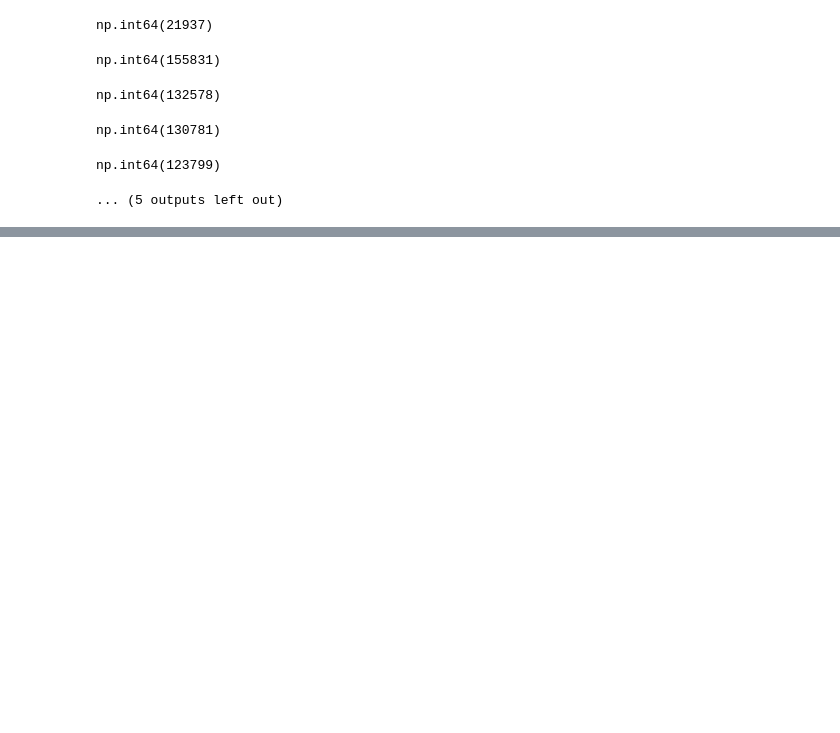
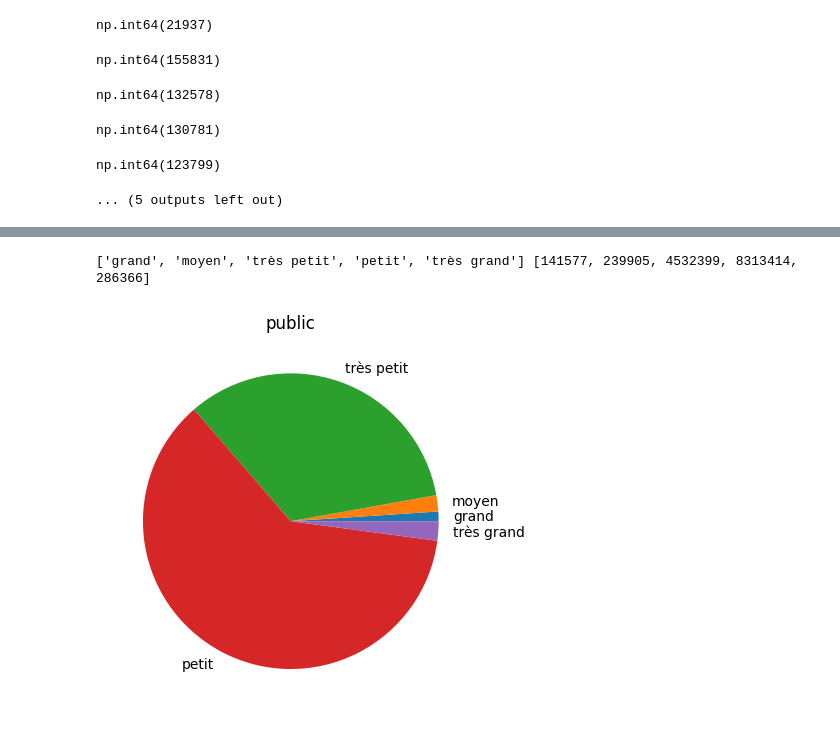
Before and after one commit to margotlafond/projet-info, a Jupyter notebook: analyse_data1.ipynb, the cells around one changed output, grey strips where cells are left out. Saved outputs shown, nothing was run; the diff lists cells and outputs as text; code cells hidden in the pictures; blank space fills up the shorter version.

```diff
--- a/analyse_data1.ipynb
+++ b/analyse_data1.ipynb
@@ -289,0 +336,19 @@ np.int64(123799)
+# %%
+df['taille']=pd.cut(df["Nombre d'élèves total"], bins=[0,100,200,500,1000,100000], labels=['très petit','petit','moyen','grand','très grand'])
+pub=df[df['Secteur']=="PUBLIC"]
+gb1=pub.groupby(by='taille')
+data=gb1["Nombre d'élèves total"].sum().tolist()
+
+
+df.columns
+pub=df[df['Secteur']=="PUBLIC"]
+gb1=pub.groupby(by='taille')
+data=gb1["Nombre d'élèves total"].sum().tolist()
+lab=pub['taille'].unique().tolist()[:5]
+print(lab,data)
+plt.pie(data,labels=lab)
+plt.title('public')
+plt.show()
+# %% [output]
+['grand', 'moyen', 'très petit', 'petit', 'très grand'] [141577, 239905, 4532399, 8313414, 286366]
+[figure, added]
```
Also changed, not shown: parts of 11 cells of this notebook.
